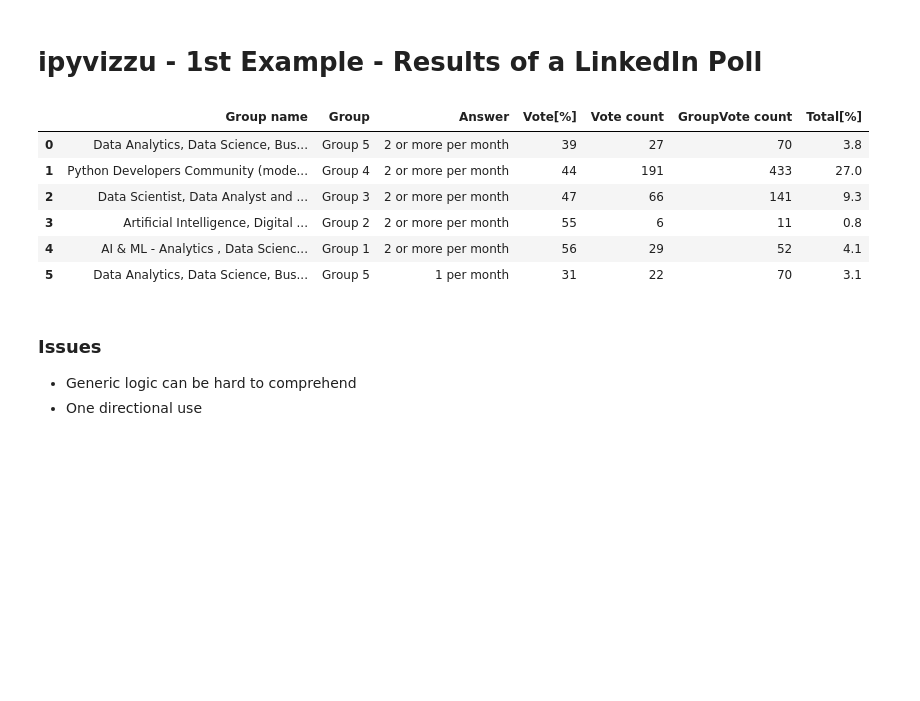
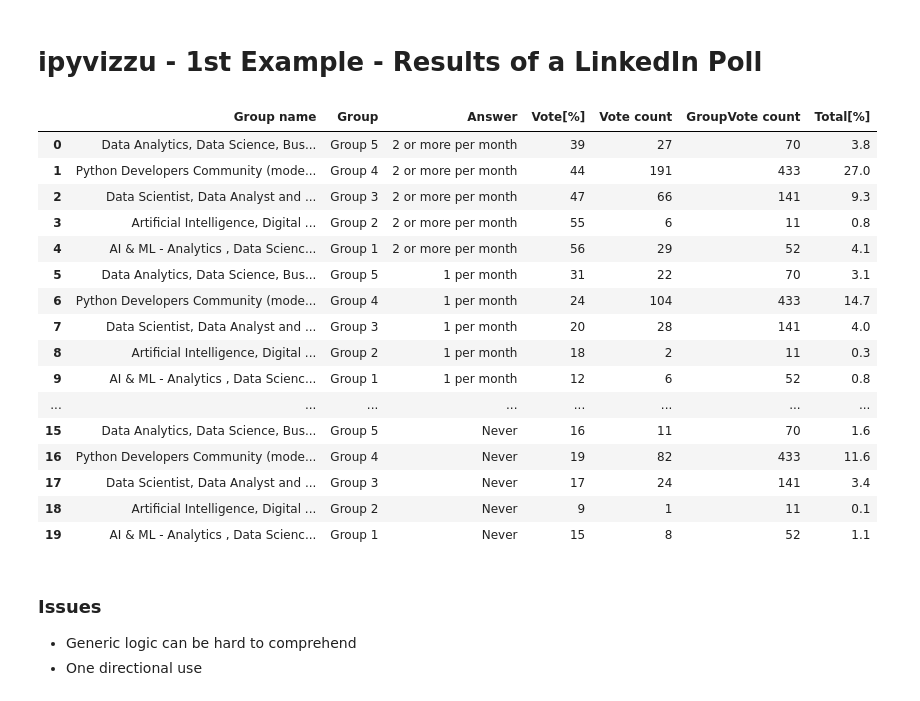
Before and after one commit to vizzuhq/vizzu-workshops, a Jupyter notebook: 2022-12-01-PyData-Global/notebooks/2_ipyvizzu_orig_syntax.ipynb, the cells around one changed output. Saved outputs shown, nothing was run; the diff lists cells and outputs as text; code cells hidden in the pictures; blank space fills up the shorter version.

Commit message:
Minor updates in workshop notebooks

```diff
--- a/2022-12-01-PyData-Global/notebooks/2_ipyvizzu_orig_syntax.ipynb
+++ b/2022-12-01-PyData-Global/notebooks/2_ipyvizzu_orig_syntax.ipynb
@@ -5,20 +5,30 @@
 # %%
 import pandas as pd
 from ipyvizzu import Chart, Data, Config, Style
 
-data_frame = pd.read_csv("../data/LinkedIn_Poll.csv")
+data_frame = pd.read_csv("https://raw.githubusercontent.com/vizzuhq/vizzu-workshops/main/2022-12-01-PyData-Global/data/LinkedIn_Poll.csv")
 data = Data()
 data.add_data_frame(data_frame)
 
 display(data_frame)
 # %% [output]
 |  | Group name | Group | Answer | Vote[%] | Vote count | GroupVote count | Total[%] |
 | 0 | Data Analytics, Data Science, Bus... | Group 5 | 2 or more per month | 39 | 27 | 70 | 3.8 |
 | 1 | Python Developers Community (mode... | Group 4 | 2 or more per month | 44 | 191 | 433 | 27.0 |
 | 2 | Data Scientist, Data Analyst and ... | Group 3 | 2 or more per month | 47 | 66 | 141 | 9.3 |
 | 3 | Artificial Intelligence, Digital ... | Group 2 | 2 or more per month | 55 | 6 | 11 | 0.8 |
 | 4 | AI & ML - Analytics , Data Scienc... | Group 1 | 2 or more per month | 56 | 29 | 52 | 4.1 |
 | 5 | Data Analytics, Data Science, Bus... | Group 5 | 1 per month | 31 | 22 | 70 | 3.1 |
+| 6 | Python Developers Community (mode... | Group 4 | 1 per month | 24 | 104 | 433 | 14.7 |
+| 7 | Data Scientist, Data Analyst and ... | Group 3 | 1 per month | 20 | 28 | 141 | 4.0 |
+| 8 | Artificial Intelligence, Digital ... | Group 2 | 1 per month | 18 | 2 | 11 | 0.3 |
+| 9 | AI & ML - Analytics , Data Scienc... | Group 1 | 1 per month | 12 | 6 | 52 | 0.8 |
+| ... | ... | ... | ... | ... | ... | ... | ... |
+| 15 | Data Analytics, Data Science, Bus... | Group 5 | Never | 16 | 11 | 70 | 1.6 |
+| 16 | Python Developers Community (mode... | Group 4 | Never | 19 | 82 | 433 | 11.6 |
+| 17 | Data Scientist, Data Analyst and ... | Group 3 | Never | 17 | 24 | 141 | 3.4 |
+| 18 | Artificial Intelligence, Digital ... | Group 2 | Never | 9 | 1 | 11 | 0.1 |
+| 19 | AI & ML - Analytics , Data Scienc... | Group 1 | Never | 15 | 8 | 52 | 1.1 |
 # %%
 chart = Chart(width="100%", height="360px")
 
```
Also changed, not shown: parts of 4 cells of this notebook, 5 other files.
